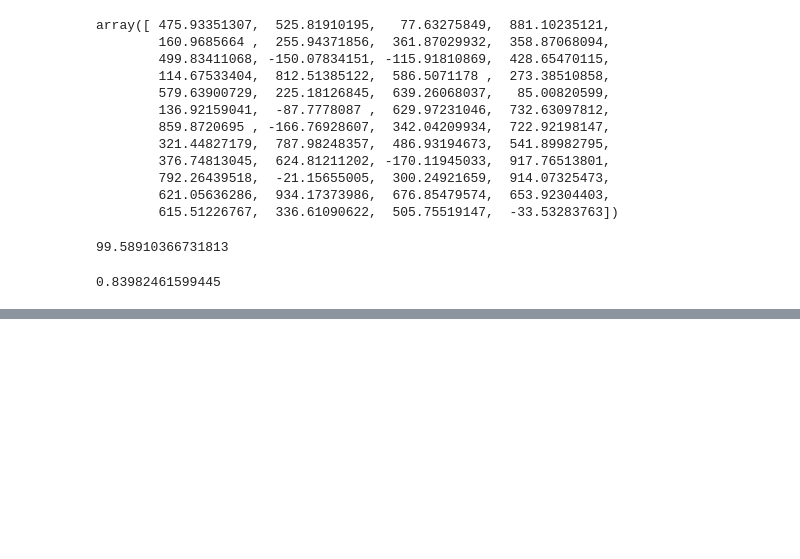
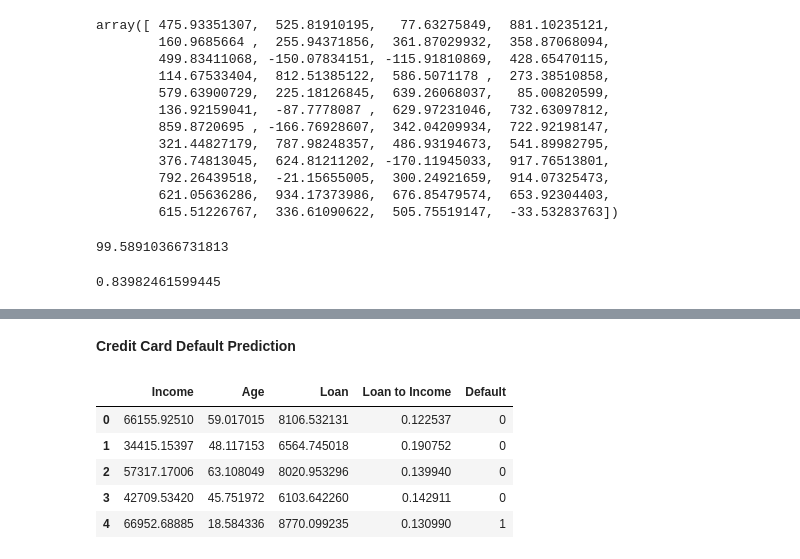
Before and after one commit to sanjanams742/sanjanams742, a Jupyter notebook: practiceproject.ipynb, the cells around one changed output, grey strips where cells are left out. Drawn from its saved outputs; the diff is of its cells as text; code cells hidden in the pictures; blank space fills up the shorter version.

```diff
--- a/practiceproject.ipynb
+++ b/practiceproject.ipynb
@@ -271,0 +364,16 @@ r2_score(y_test,y_pred)
+# %% [markdown]
+**Credit Card Default Prediction**
+# %%
+#Credit Card Default Prediction using logistic regression
+# Step 1 : import library
+import pandas as pd
+# Step 2 : import data
+default = pd.read_csv('https://github.com/ybifoundation/Dataset/raw/main/Credit%20Default.csv')
+default.head()
+# %% [output]
+|  | Income | Age | Loan | Loan to Income | Default |
+| 0 | 66155.92510 | 59.017015 | 8106.532131 | 0.122537 | 0 |
+| 1 | 34415.15397 | 48.117153 | 6564.745018 | 0.190752 | 0 |
+| 2 | 57317.17006 | 63.108049 | 8020.953296 | 0.139940 | 0 |
+| 3 | 42709.53420 | 45.751972 | 6103.642260 | 0.142911 | 0 |
+| 4 | 66952.68885 | 18.584336 | 8770.099235 | 0.130990 | 1 |
```
Also changed, not shown: parts of 23 cells of this notebook.
